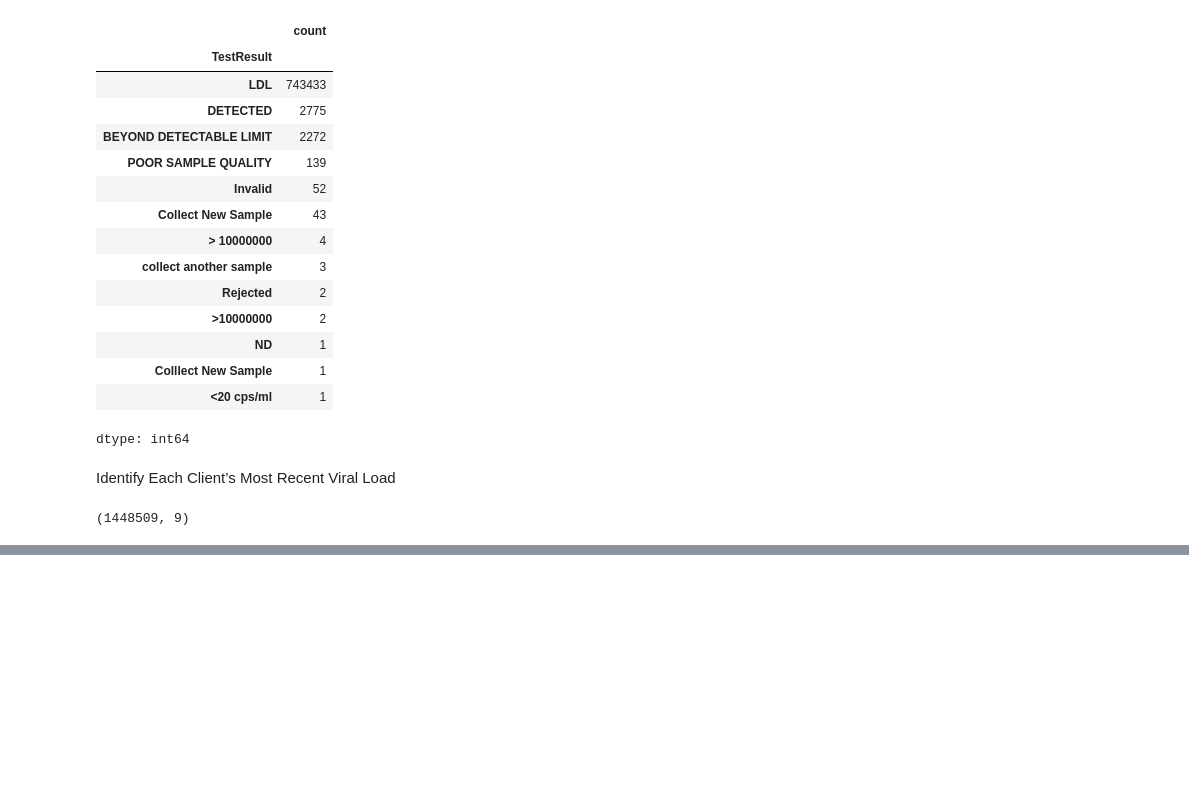
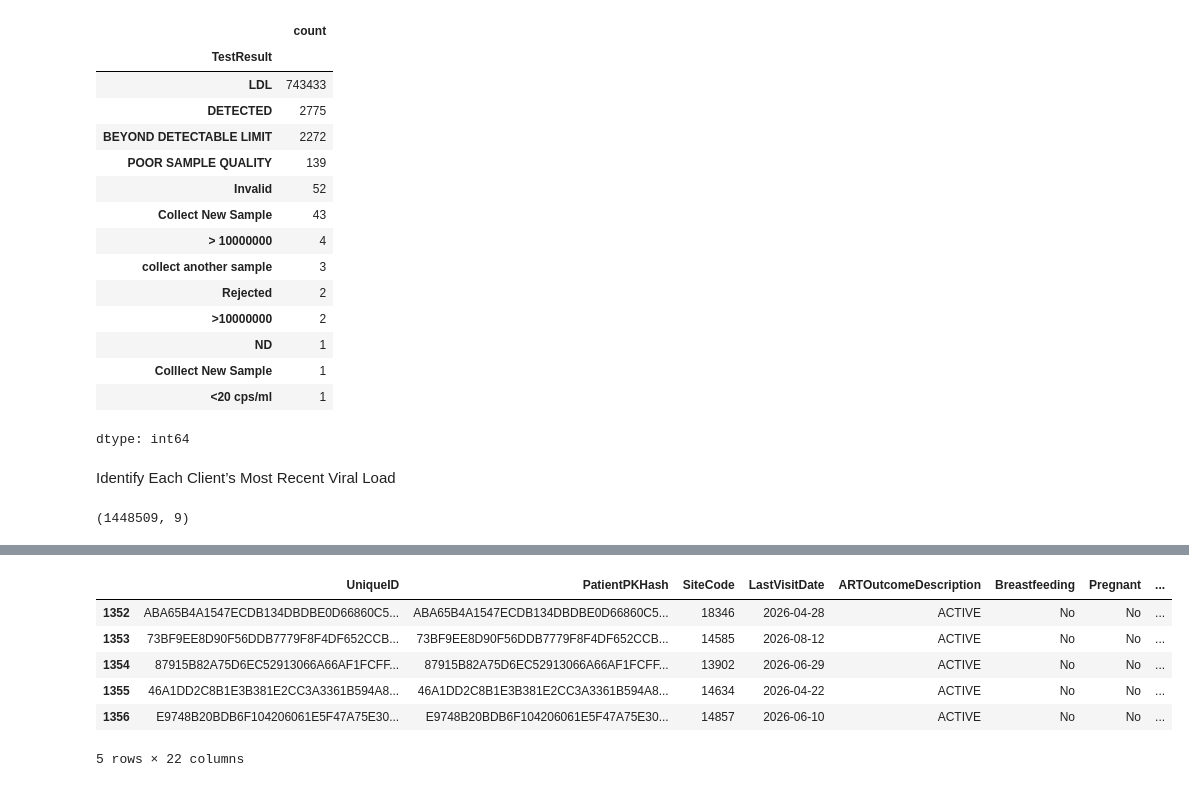
Before and after one commit to FridaOyucho/Viral-Load-Coverage-and-Suppression-Analysis, a Jupyter notebook: VL_Analysis.ipynb, the cells around one changed output, grey strips where cells are left out. Drawn from its saved outputs; the diff is of its cells as text; code cells hidden in the pictures; blank space fills up the shorter version.

```diff
--- a/VL_Analysis.ipynb
+++ b/VL_Analysis.ipynb
@@ -327,0 +416,24 @@ MostRecentVL.to_csv(
+# %%
+#Calculate the time elapsed (in months) since the last Viral Load test
+FactART_filtered['MonthsSinceLastVL'] = (FactART_filtered['LastVisitDate'] - FactART_filtered['LastVLDate']).dt.days / 365
+# %%
+#Define conditional validity windows (in months) per MOH criteria
+# Pregnant/Breastfeeding = 6 months
+# Children/Adolescents (<20 years) = 6 months
+# General Adults = 12 months
+
+is_pbfw = (FactART_filtered['Pregnant'] == 1) | (FactART_filtered['Pregnant'].astype(str).str.lower().str.startswith('y')) | \
+          (FactART_filtered['Breastfeeding'] == 1) | (FactART_filtered['Breastfeeding'].astype(str).str.lower().str.startswith('y'))
+
+is_child_adolescent = FactART_filtered['Age'] < 20
+# %%
+# Assign the allowed window dynamically
+FactART_filtered['RequiredVLWindow'] = np.where(is_pbfw | is_child_adolescent, 6, 12)
+# %%
+#Evaluate if the patient has a valid VL
+# A VL is valid if a test exists and fell within the patient's designated window
+FactART_filtered['CalculatedHasValidVL'] = np.where(
+    FactART_filtered['LastVLDate'].notna() & (FactART_filtered['MonthsSinceLastVL'] <= FactART_filtered['RequiredVLWindow']),
+    1,
+    0
+)
@@ -327,0 +457,10 @@ MostRecentVL.to_csv(
+# %%
+FactART_filtered.head()
+# %% [output]
+|  | UniqueID | PatientPKHash | SiteCode | LastVisitDate | ARTOutcomeDescription | Breastfeeding | Pregnant | ... |
+| 1352 | ABA65B4A1547ECDB134DBDBE0D66860C5... | ABA65B4A1547ECDB134DBDBE0D66860C5... | 18346 | 2026-04-28 | ACTIVE | No | No | ... |
+| 1353 | 73BF9EE8D90F56DDB7779F8F4DF652CCB... | 73BF9EE8D90F56DDB7779F8F4DF652CCB... | 14585 | 2026-08-12 | ACTIVE | No | No | ... |
+| 1354 | 87915B82A75D6EC52913066A66AF1FCFF... | 87915B82A75D6EC52913066A66AF1FCFF... | 13902 | 2026-06-29 | ACTIVE | No | No | ... |
+| 1355 | 46A1DD2C8B1E3B381E2CC3A3361B594A8... | 46A1DD2C8B1E3B381E2CC3A3361B594A8... | 14634 | 2026-04-22 | ACTIVE | No | No | ... |
+| 1356 | E9748B20BDB6F104206061E5F47A75E30... | E9748B20BDB6F104206061E5F47A75E30... | 14857 | 2026-06-10 | ACTIVE | No | No | ... |
+5 rows × 22 columns
```
Also changed, not shown: parts of 27 cells of this notebook.
